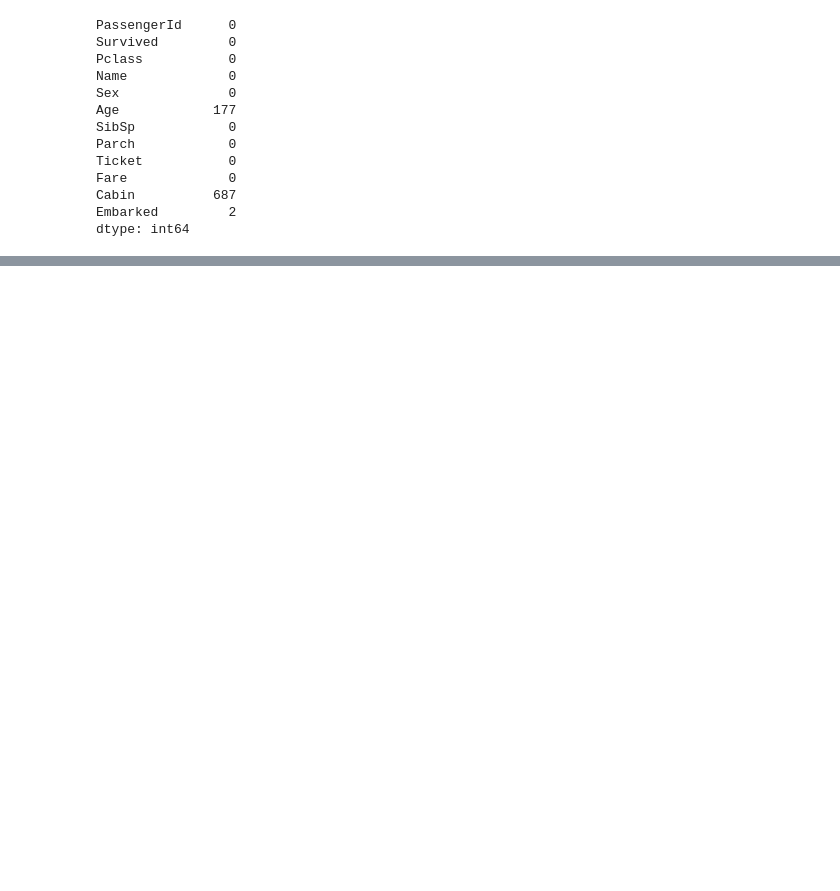
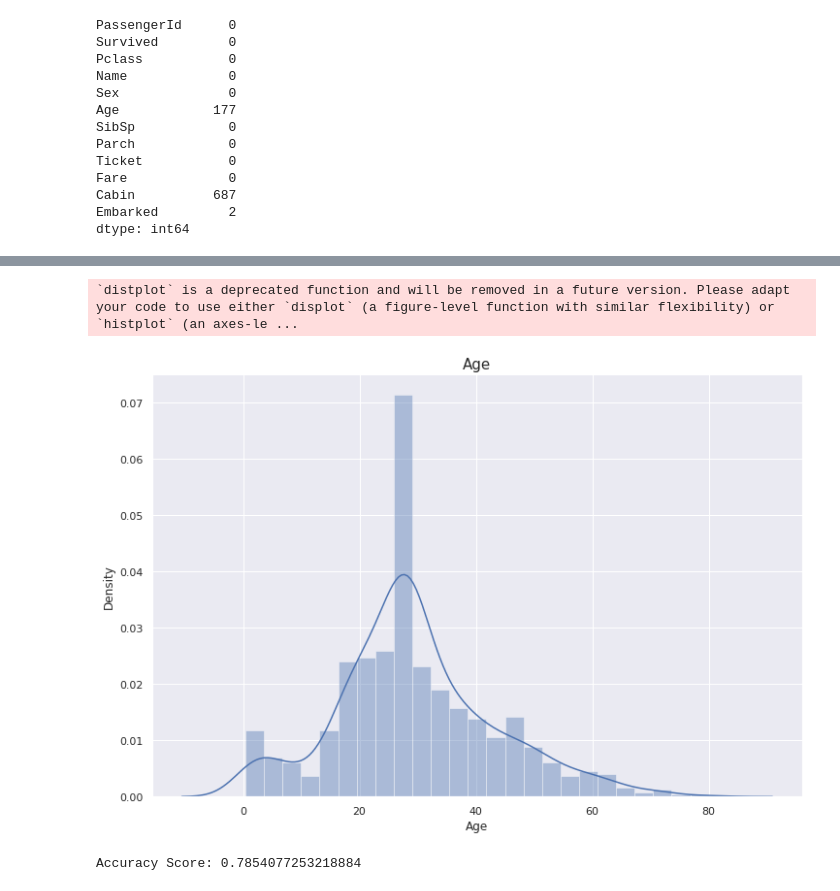
Before and after one commit to Ksenia-90/Machine_learning-_in_business, a Jupyter notebook: HW7.ipynb, the cells around one changed output, grey strips where cells are left out. Drawn from its saved outputs; the diff is of its cells as text; code cells hidden in the pictures; blank space fills up the shorter version.

```diff
--- a/HW7.ipynb
+++ b/HW7.ipynb
@@ -75 +131,14 @@ dtype: int64
+# %%
+num_cols_viz = ["Age"]
+
+sns.set()
+
+for num_col in num_cols_viz:
+    plt.figure(figsize=(12,8))
+    sns.distplot(df[num_col])
+    plt.title(f"{num_col}", size=15)
+    plt.show()
+# %% [output]
+`distplot` is a deprecated function and will be removed in a future version. Please adapt your code to use either `displot` (a figure-level function with similar flexibility) or `histplot` (an axes-le ...
+[figure, added]
 # %%
@@ -90,3 +156,14 @@ model_1 = xgb.train(params = {"learning_rate": 0.01}, dtrain = xgb.DMatrix(X, la
+# %%
+gbc = GradientBoostingClassifier()
+gbc.fit(X_train, y_train)
+predictions = gbc.predict(X_test)
+score = accuracy_score(y_test, predictions)
+print("Accuracy Score:", score)
+
+new_row = {"Model": "GradientBoostingClassifier", "Accuracy Score": score}
+models = models.append(new_row, ignore_index=True)
+# %% [output]
+Accuracy Score: 0.7854077253218884
 # %%
 pip install shap
 # %% [output]
```
Also changed, not shown: parts of 23 cells of this notebook.
